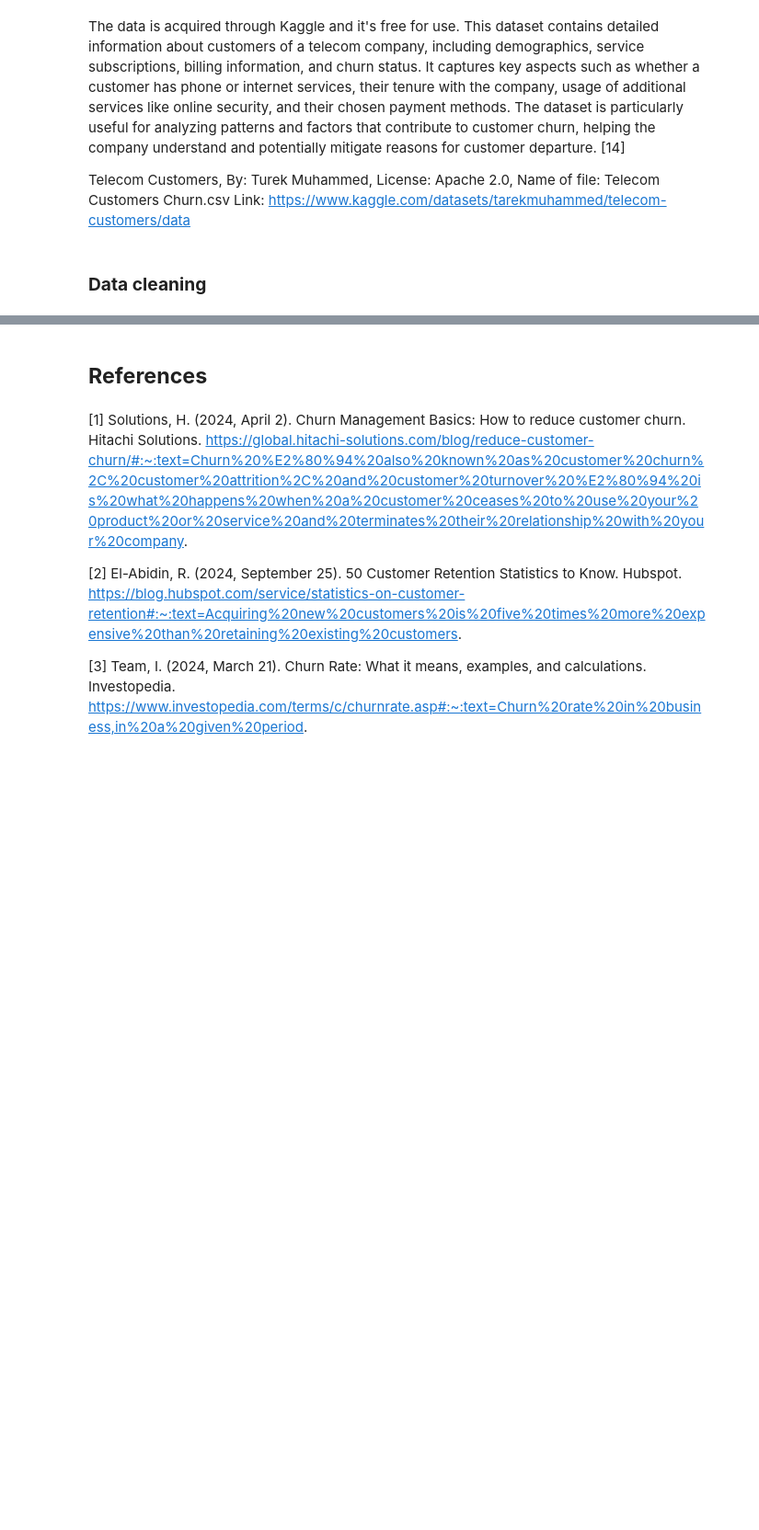
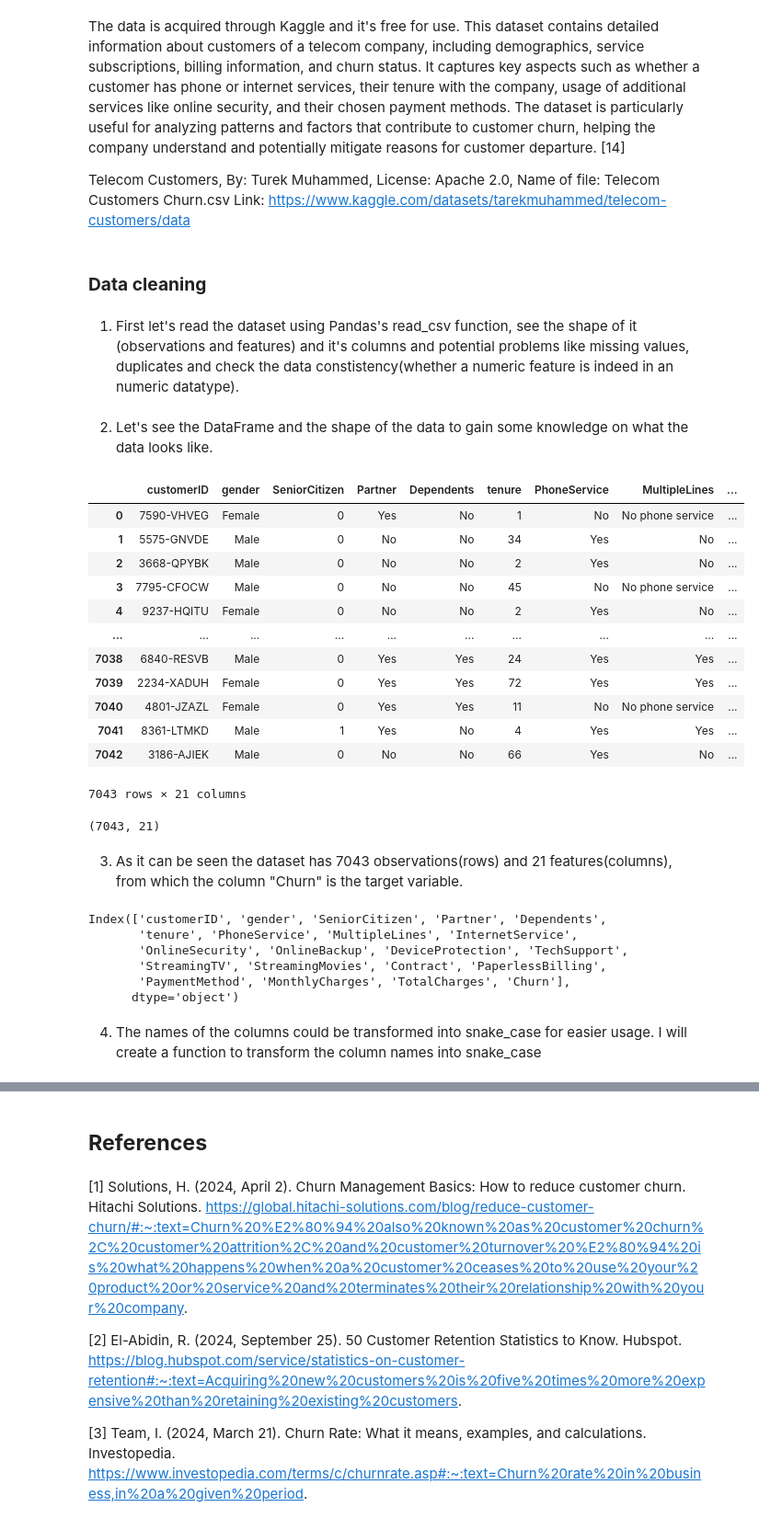
Before and after one commit to AsenSirakov/Machine_Learning_2024_Soft_uni, a Jupyter notebook: Introduction to Machine Learning/Untitled2.ipynb, the cells around one changed output, grey strips where cells are left out. Shown: that part at 92% size. Drawn from its saved outputs; the diff is of its cells as text; code cells hidden in the pictures; blank space fills up the shorter version.

Commit message:
Telecom churn

```diff
--- a/Introduction to Machine Learning/Untitled2.ipynb
+++ b/Introduction to Machine Learning/Untitled2.ipynb
@@ -55,3 +43,42 @@ The data is acquired through Kaggle and it's free for use. This dataset contains
 Telecom Customers, By: Turek Muhammed, License: Apache 2.0, Name of file: Telecom Customers Churn.csv   Link: https://www.kaggle.com/datasets/tarekmuhammed/telecom-customers/data
 # %% [markdown]
 ### **Data cleaning**
+# %% [markdown]
+1. First let's read the dataset using Pandas's read_csv function, see the shape of it (observations and features) and it's columns and potential problems like missing values, duplicates and check the data constistency(whether a numeric feature is indeed in an numeric datatype).
+# %%
+telecom_data = pd.read_csv("Telecom Customers Churn.csv")
+# %% [markdown]
+2. Let's see the DataFrame and the shape of the data to gain some knowledge on what the data looks like.
+# %%
+telecom_data
+# %% [output]
+|  | customerID | gender | SeniorCitizen | Partner | Dependents | tenure | PhoneService | MultipleLines | ... |
+| 0 | 7590-VHVEG | Female | 0 | Yes | No | 1 | No | No phone service | ... |
+| 1 | 5575-GNVDE | Male | 0 | No | No | 34 | Yes | No | ... |
+| 2 | 3668-QPYBK | Male | 0 | No | No | 2 | Yes | No | ... |
+| 3 | 7795-CFOCW | Male | 0 | No | No | 45 | No | No phone service | ... |
+| 4 | 9237-HQITU | Female | 0 | No | No | 2 | Yes | No | ... |
+| ... | ... | ... | ... | ... | ... | ... | ... | ... | ... |
+| 7038 | 6840-RESVB | Male | 0 | Yes | Yes | 24 | Yes | Yes | ... |
+| 7039 | 2234-XADUH | Female | 0 | Yes | Yes | 72 | Yes | Yes | ... |
+| 7040 | 4801-JZAZL | Female | 0 | Yes | Yes | 11 | No | No phone service | ... |
+| 7041 | 8361-LTMKD | Male | 1 | Yes | No | 4 | Yes | Yes | ... |
+| 7042 | 3186-AJIEK | Male | 0 | No | No | 66 | Yes | No | ... |
+7043 rows × 21 columns
+# %%
+telecom_data.shape
+# %% [output]
+(7043, 21)
+# %% [markdown]
+3. As it can be seen the dataset has 7043 observations(rows) and 21 features(columns), from which the column "Churn" is the target variable.
+# %%
+telecom_data.columns
+# %% [output]
+Index(['customerID', 'gender', 'SeniorCitizen', 'Partner', 'Dependents',
+       'tenure', 'PhoneService', 'MultipleLines', 'InternetService',
+       'OnlineSecurity', 'OnlineBackup', 'DeviceProtection', 'TechSupport',
+       'StreamingTV', 'StreamingMovies', 'Contract', 'PaperlessBilling',
+       'PaymentMethod', 'MonthlyCharges', 'TotalCharges', 'Churn'],
+      dtype='object')
+# %% [markdown]
+4. The names of the columns could be transformed into snake_case for easier usage. I will create a function to transform the column names into snake_case
```
Also changed, not shown: parts of 26 cells of this notebook.
